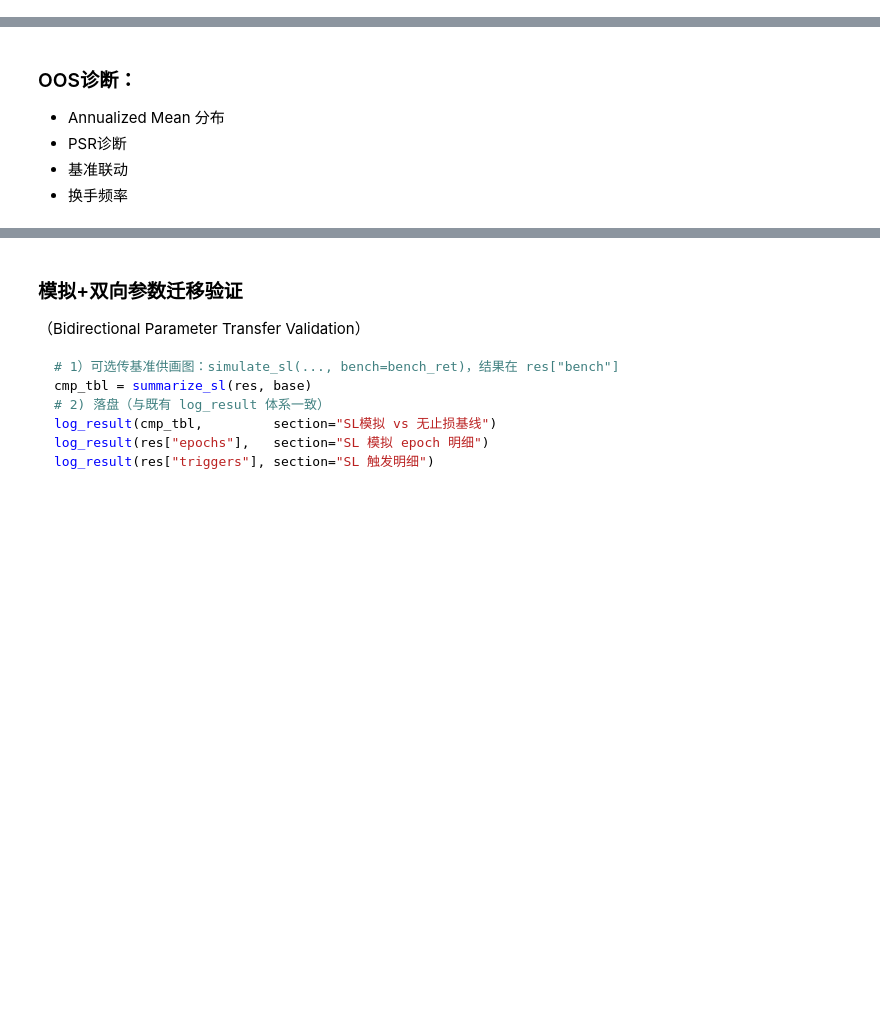
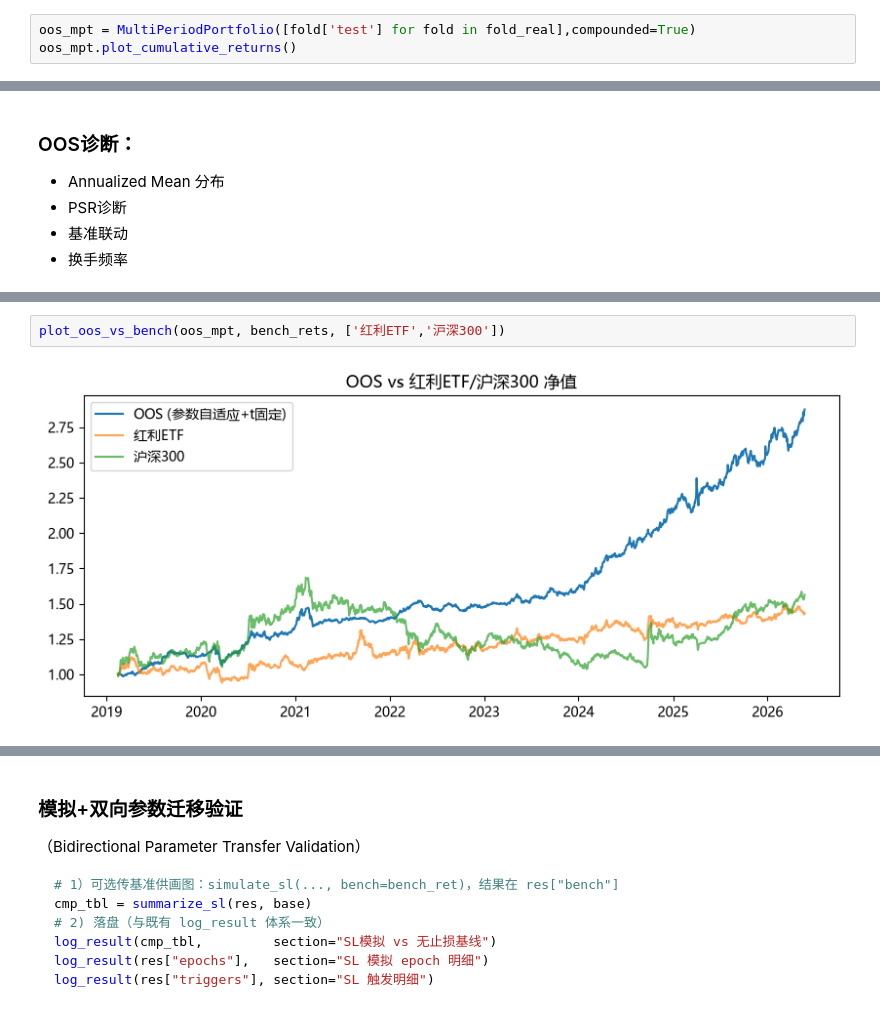
Before and after one commit to wang-jinghui/machine-learning-for-trading, a Jupyter notebook: case_studies/lazy_trading/WF+CPCV+PS_252.ipynb, the cells around one changed output, grey strips where cells are left out. Drawn from its saved outputs; the diff is of its cells as text; blank space fills up the shorter version.

```diff
--- a/case_studies/lazy_trading/WF+CPCV+PS_252.ipynb
+++ b/case_studies/lazy_trading/WF+CPCV+PS_252.ipynb
@@ -361,3 +383,6 @@ oos_mpt.plot_cumulative_returns()
+# %%
+oos_mpt = MultiPeriodPortfolio([fold['test'] for fold in fold_real],compounded=True)
+oos_mpt.plot_cumulative_returns()
 # %% [markdown]
 #### 路径采样
 # %%
@@ -426,0 +452,4 @@ plot_oos_vs_bench(oos_mpt, bench_rets, ['红利ETF','沪深300'])
+# %%
+plot_oos_vs_bench(oos_mpt, bench_rets, ['红利ETF','沪深300'])
+# %% [output]
+[figure, added]
```
Also changed, not shown: parts of 26 cells of this notebook.
